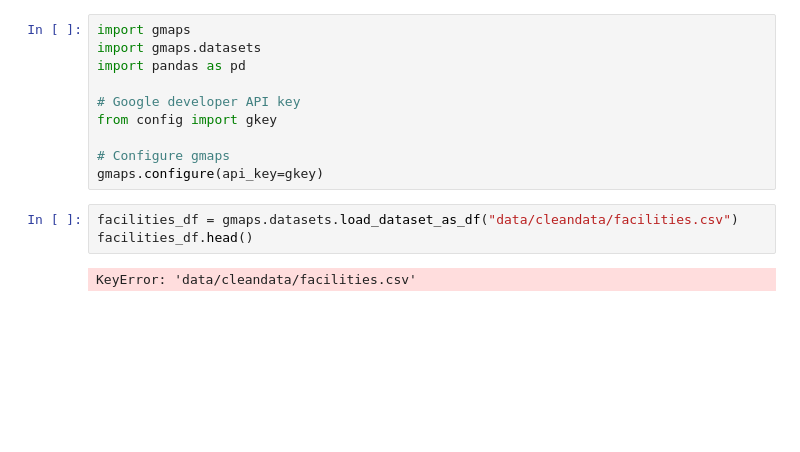
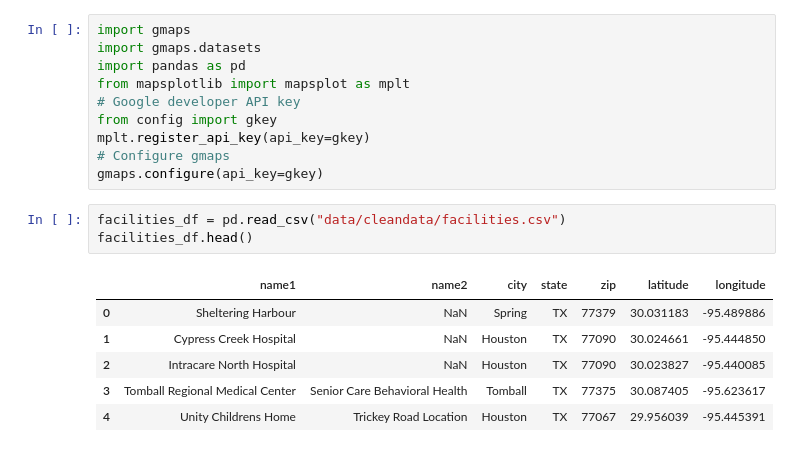
Before and after one commit to aeclaman/Project1, a Jupyter notebook: facility_test.ipynb, the cells around one changed output. Drawn from its saved outputs; the diff is of its cells as text; blank space fills up the shorter version.

```diff
--- a/facility_test.ipynb
+++ b/facility_test.ipynb
@@ -2,14 +2,19 @@
 import gmaps
 import gmaps.datasets
 import pandas as pd
-
+from mapsplotlib import mapsplot as mplt
 # Google developer API key
 from config import gkey
-
+mplt.register_api_key(api_key=gkey)
 # Configure gmaps
 gmaps.configure(api_key=gkey)
 # %%
-facilities_df = gmaps.datasets.load_dataset_as_df("data/cleandata/facilities.csv")
+facilities_df = pd.read_csv("data/cleandata/facilities.csv")
 facilities_df.head()
 # %% [output]
-KeyError: 'data/cleandata/facilities.csv'
+|  | name1 | name2 | city | state | zip | latitude | longitude |
+| 0 | Sheltering Harbour | NaN | Spring | TX | 77379 | 30.031183 | -95.489886 |
+| 1 | Cypress Creek Hospital | NaN | Houston | TX | 77090 | 30.024661 | -95.444850 |
+| 2 | Intracare North Hospital | NaN | Houston | TX | 77090 | 30.023827 | -95.440085 |
+| 3 | Tomball Regional Medical Center | Senior Care Behavioral Health | Tomball | TX | 77375 | 30.087405 | -95.623617 |
+| 4 | Unity Childrens Home | Trickey Road Location | Houston | TX | 77067 | 29.956039 | -95.445391 |
```
Also changed, not shown: parts of 2 cells of this notebook, 4 other files.
